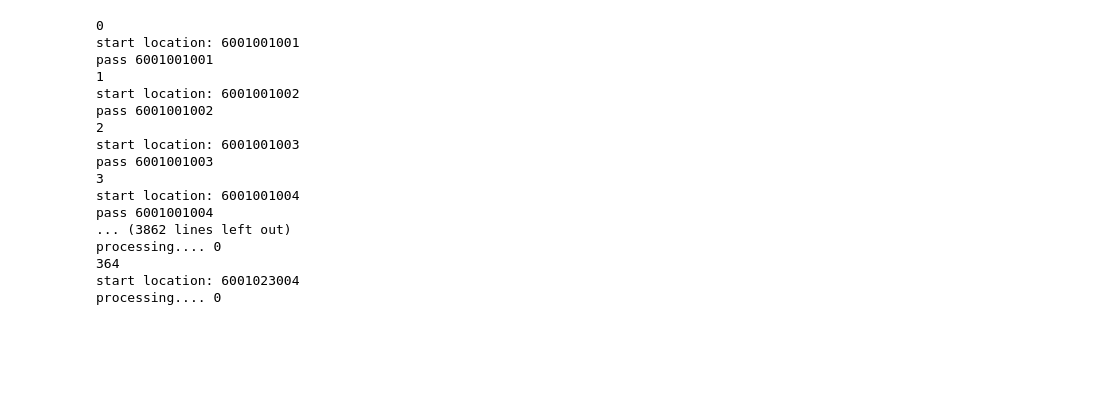
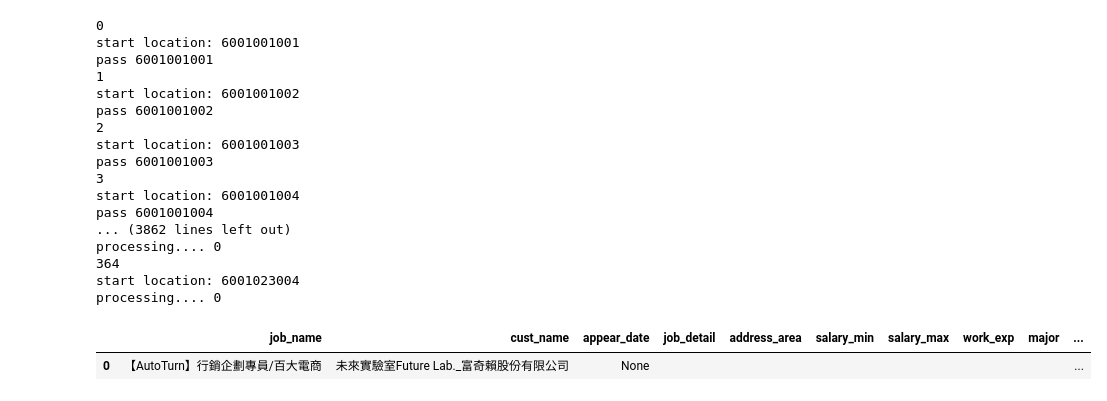
Before and after one commit to qq21629489/data-spider, a Jupyter notebook: job104.ipynb, the cells around one changed output. Drawn from its saved outputs; the diff is of its cells as text; code cells hidden in the pictures; blank space fills up the shorter version.

```diff
--- a/job104.ipynb
+++ b/job104.ipynb
@@ -140,5 +158,10 @@ def get_job(job_id):
     res = pd.DataFrame(x, index=[0])
     return res
+# %%
+get_job('7oejw')
+# %% [output]
+|  | job_name | cust_name | appear_date | job_detail | address_area | salary_min | salary_max | work_exp | major | ... |
+| 0 | 【AutoTurn】行銷企劃專員/百大電商 | 未來實驗室Future Lab._富奇賴股份有限公司 | None |  |  |  |  |  |  | ... |
 # %%
 def get_job_id(url):
     job_id = url.split('/job/')[-1]
```
Also changed, not shown: parts of 3 cells of this notebook, 9 other files.
